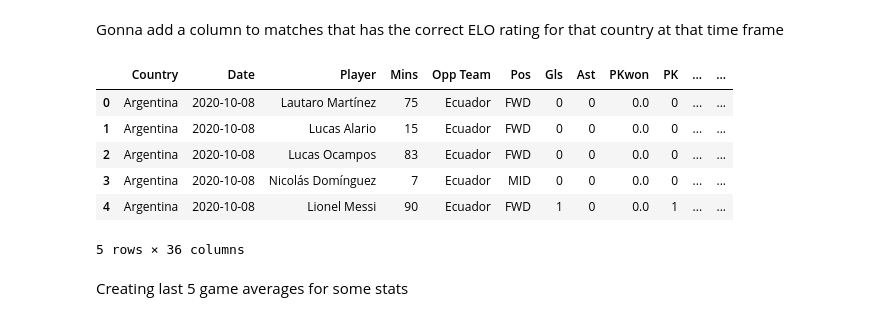
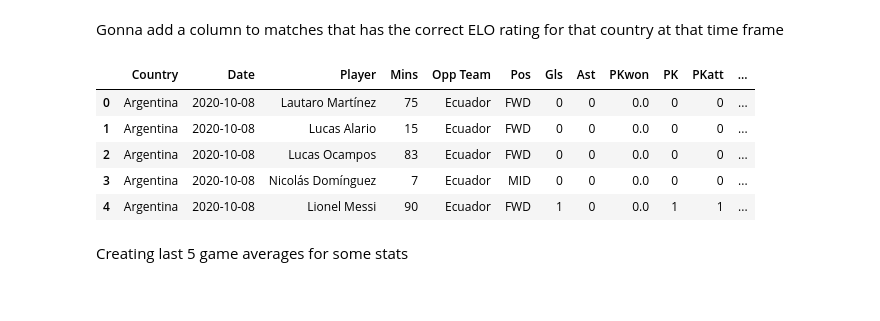
Before and after one commit to nicholaskim1004/World-Cup-Fantasy-Predictor, a Jupyter notebook: Fantast_Pt_Predictor.ipynb, the cells around one changed output. Drawn from its saved outputs; the diff is of its cells as text; code cells hidden in the pictures.

```diff
--- a/Fantast_Pt_Predictor.ipynb
+++ b/Fantast_Pt_Predictor.ipynb
@@ -368,15 +368,15 @@ matches['Opp ELO Rating'] = opp_elos
 #getting ELO diff
 matches['ELO Diff'] = matches['ELO Rating'] - matches['Opp ELO Rating']
 # %%
+pd.set_option('display.max_columns', None)
 matches.head()
 # %% [output]
-|  | Country | Date | Player | Mins | Opp Team | Pos | Gls | Ast | PKwon | PK | ... | ... |
-| 0 | Argentina | 2020-10-08 | Lautaro Martínez | 75 | Ecuador | FWD | 0 | 0 | 0.0 | 0 | ... | ... |
-| 1 | Argentina | 2020-10-08 | Lucas Alario | 15 | Ecuador | FWD | 0 | 0 | 0.0 | 0 | ... | ... |
-| 2 | Argentina | 2020-10-08 | Lucas Ocampos | 83 | Ecuador | FWD | 0 | 0 | 0.0 | 0 | ... | ... |
-| 3 | Argentina | 2020-10-08 | Nicolás Domínguez | 7 | Ecuador | MID | 0 | 0 | 0.0 | 0 | ... | ... |
-| 4 | Argentina | 2020-10-08 | Lionel Messi | 90 | Ecuador | FWD | 1 | 0 | 0.0 | 1 | ... | ... |
+|  | Country | Date | Player | Mins | Opp Team | Pos | Gls | Ast | PKwon | PK | PKatt | ... |
+| 0 | Argentina | 2020-10-08 | Lautaro Martínez | 75 | Ecuador | FWD | 0 | 0 | 0.0 | 0 | 0 | ... |
+| 1 | Argentina | 2020-10-08 | Lucas Alario | 15 | Ecuador | FWD | 0 | 0 | 0.0 | 0 | 0 | ... |
+| 2 | Argentina | 2020-10-08 | Lucas Ocampos | 83 | Ecuador | FWD | 0 | 0 | 0.0 | 0 | 0 | ... |
+| 3 | Argentina | 2020-10-08 | Nicolás Domínguez | 7 | Ecuador | MID | 0 | 0 | 0.0 | 0 | 0 | ... |
+| 4 | Argentina | 2020-10-08 | Lionel Messi | 90 | Ecuador | FWD | 1 | 0 | 0.0 | 1 | 1 | ... |
-5 rows × 36 columns
 # %% [markdown]
 Creating last 5 game averages for some stats
 # %%
```
Also changed, not shown: parts of 9 cells of this notebook.
